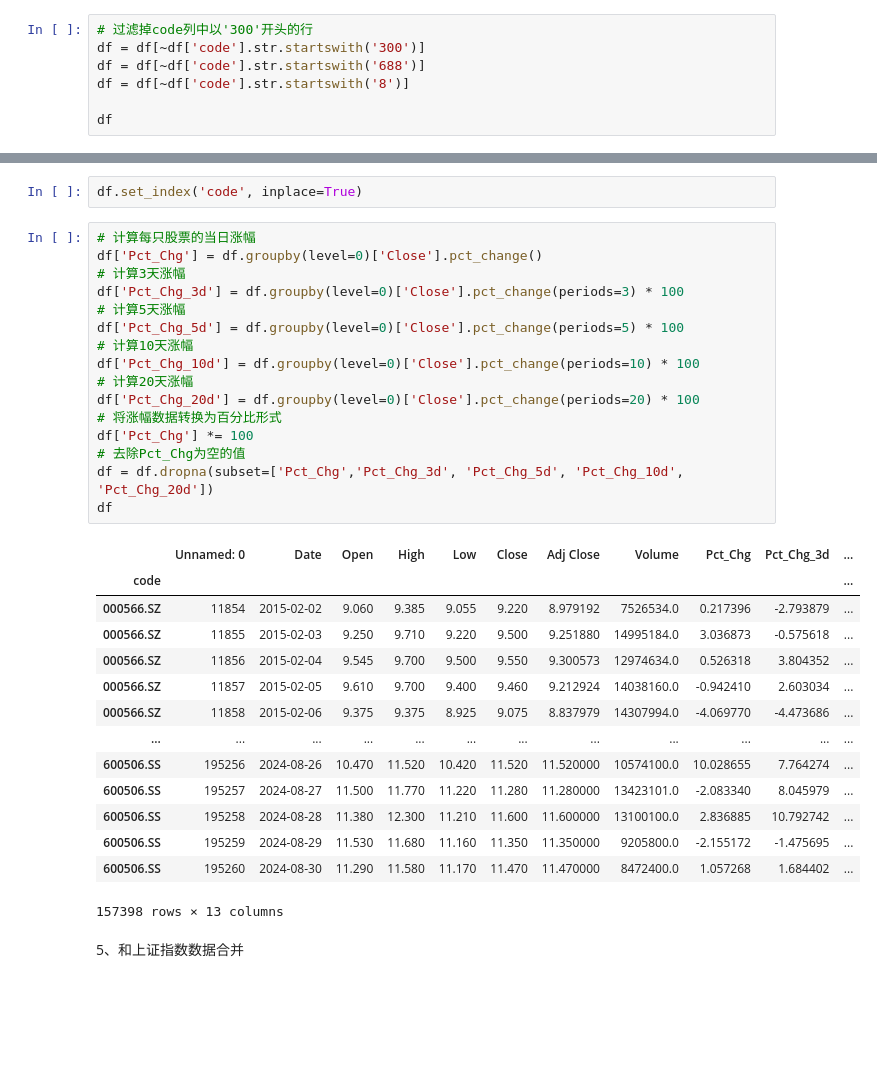
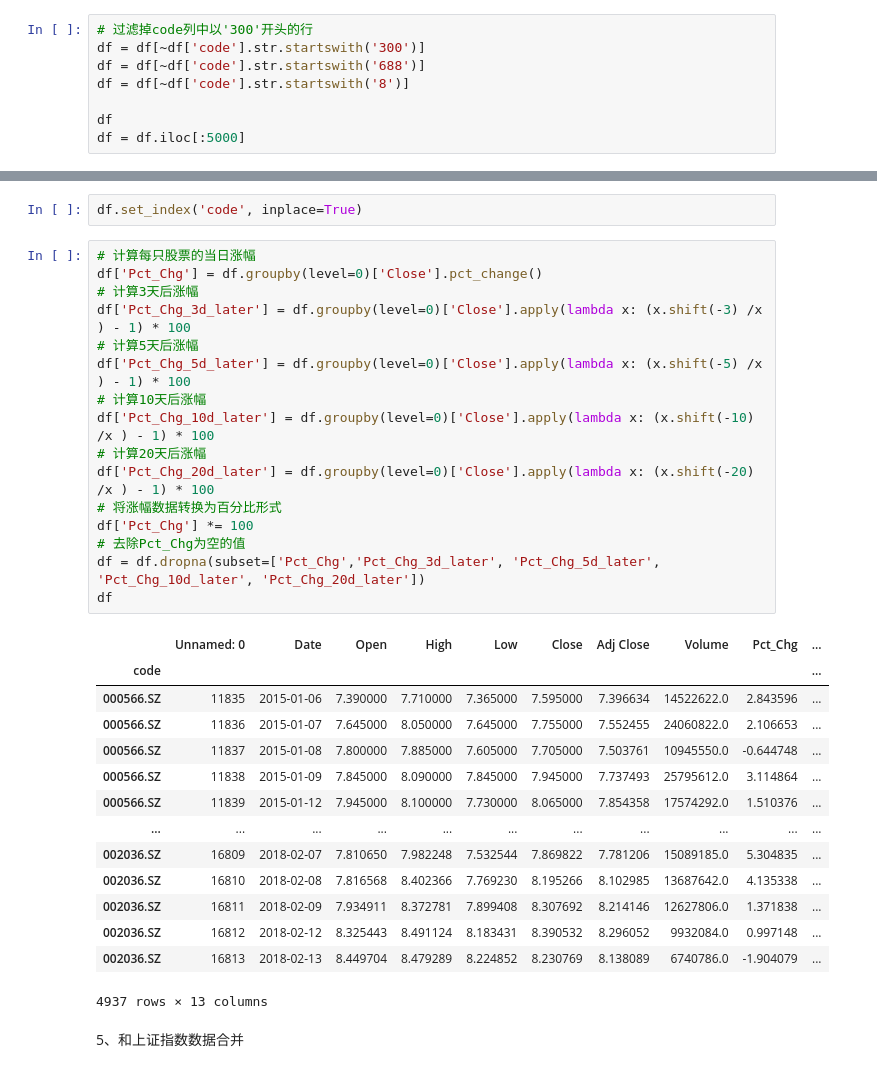
Before and after one commit to Sept12wei/strategy, a Jupyter notebook: left_strategy/单因子/根据股价逆势上涨的条件判断股票未来收益.ipynb, the cells around one changed output, grey strips where cells are left out. Cells and saved outputs as stored; diff of their text form; blank space fills up the shorter version.

```diff
--- a/left_strategy/单因子/根据股价逆势上涨的条件判断股票未来收益.ipynb
+++ b/left_strategy/单因子/根据股价逆势上涨的条件判断股票未来收益.ipynb
@@ -67,3 +67,4 @@ df = df[~df['code'].str.startswith('688')]
 df = df[~df['code'].str.startswith('8')]
 
 df
+df = df.iloc[:5000]
@@ -86,34 +73,34 @@ df.set_index('code', inplace=True)
 # %%
 # 计算每只股票的当日涨幅
 df['Pct_Chg'] = df.groupby(level=0)['Close'].pct_change()
-# 计算3天涨幅
-df['Pct_Chg_3d'] = df.groupby(level=0)['Close'].pct_change(periods=3) * 100
-# 计算5天涨幅
-df['Pct_Chg_5d'] = df.groupby(level=0)['Close'].pct_change(periods=5) * 100
-# 计算10天涨幅
-df['Pct_Chg_10d'] = df.groupby(level=0)['Close'].pct_change(periods=10) * 100
-# 计算20天涨幅
-df['Pct_Chg_20d'] = df.groupby(level=0)['Close'].pct_change(periods=20) * 100
+# 计算3天后涨幅
+df['Pct_Chg_3d_later'] = df.groupby(level=0)['Close'].apply(lambda x: (x.shift(-3) /x ) - 1) * 100
+# 计算5天后涨幅
+df['Pct_Chg_5d_later'] = df.groupby(level=0)['Close'].apply(lambda x: (x.shift(-5) /x ) - 1) * 100
+# 计算10天后涨幅
+df['Pct_Chg_10d_later'] = df.groupby(level=0)['Close'].apply(lambda x: (x.shift(-10) /x ) - 1) * 100
+# 计算20天后涨幅
+df['Pct_Chg_20d_later'] = df.groupby(level=0)['Close'].apply(lambda x: (x.shift(-20) /x ) - 1) * 100
 # 将涨幅数据转换为百分比形式
 df['Pct_Chg'] *= 100
 # 去除Pct_Chg为空的值
-df = df.dropna(subset=['Pct_Chg','Pct_Chg_3d', 'Pct_Chg_5d', 'Pct_Chg_10d', 'Pct_Chg_20d'])
+df = df.dropna(subset=['Pct_Chg','Pct_Chg_3d_later', 'Pct_Chg_5d_later', 'Pct_Chg_10d_later', 'Pct_Chg_20d_later'])
 df
 # %% [output]
-|  | Unnamed: 0 | Date | Open | High | Low | Close | Adj Close | Volume | Pct_Chg | Pct_Chg_3d | ... |
-| code |  |  |  |  |  |  |  |  |  |  | ... |
-| 000566.SZ | 11854 | 2015-02-02 | 9.060 | 9.385 | 9.055 | 9.220 | 8.979192 | 7526534.0 | 0.217396 | -2.793879 | ... |
-| 000566.SZ | 11855 | 2015-02-03 | 9.250 | 9.710 | 9.220 | 9.500 | 9.251880 | 14995184.0 | 3.036873 | -0.575618 | ... |
-| 000566.SZ | 11856 | 2015-02-04 | 9.545 | 9.700 | 9.500 | 9.550 | 9.300573 | 12974634.0 | 0.526318 | 3.804352 | ... |
-| 000566.SZ | 11857 | 2015-02-05 | 9.610 | 9.700 | 9.400 | 9.460 | 9.212924 | 14038160.0 | -0.942410 | 2.603034 | ... |
-| 000566.SZ | 11858 | 2015-02-06 | 9.375 | 9.375 | 8.925 | 9.075 | 8.837979 | 14307994.0 | -4.069770 | -4.473686 | ... |
-| ... | ... | ... | ... | ... | ... | ... | ... | ... | ... | ... | ... |
-| 600506.SS | 195256 | 2024-08-26 | 10.470 | 11.520 | 10.420 | 11.520 | 11.520000 | 10574100.0 | 10.028655 | 7.764274 | ... |
-| 600506.SS | 195257 | 2024-08-27 | 11.500 | 11.770 | 11.220 | 11.280 | 11.280000 | 13423101.0 | -2.083340 | 8.045979 | ... |
-| 600506.SS | 195258 | 2024-08-28 | 11.380 | 12.300 | 11.210 | 11.600 | 11.600000 | 13100100.0 | 2.836885 | 10.792742 | ... |
-| 600506.SS | 195259 | 2024-08-29 | 11.530 | 11.680 | 11.160 | 11.350 | 11.350000 | 9205800.0 | -2.155172 | -1.475695 | ... |
-| 600506.SS | 195260 | 2024-08-30 | 11.290 | 11.580 | 11.170 | 11.470 | 11.470000 | 8472400.0 | 1.057268 | 1.684402 | ... |
+|  | Unnamed: 0 | Date | Open | High | Low | Close | Adj Close | Volume | Pct_Chg | ... |
+| code |  |  |  |  |  |  |  |  |  | ... |
+| 000566.SZ | 11835 | 2015-01-06 | 7.390000 | 7.710000 | 7.365000 | 7.595000 | 7.396634 | 14522622.0 | 2.843596 | ... |
+| 000566.SZ | 11836 | 2015-01-07 | 7.645000 | 8.050000 | 7.645000 | 7.755000 | 7.552455 | 24060822.0 | 2.106653 | ... |
+| 000566.SZ | 11837 | 2015-01-08 | 7.800000 | 7.885000 | 7.605000 | 7.705000 | 7.503761 | 10945550.0 | -0.644748 | ... |
+| 000566.SZ | 11838 | 2015-01-09 | 7.845000 | 8.090000 | 7.845000 | 7.945000 | 7.737493 | 25795612.0 | 3.114864 | ... |
+| 000566.SZ | 11839 | 2015-01-12 | 7.945000 | 8.100000 | 7.730000 | 8.065000 | 7.854358 | 17574292.0 | 1.510376 | ... |
+| ... | ... | ... | ... | ... | ... | ... | ... | ... | ... | ... |
+| 002036.SZ | 16809 | 2018-02-07 | 7.810650 | 7.982248 | 7.532544 | 7.869822 | 7.781206 | 15089185.0 | 5.304835 | ... |
+| 002036.SZ | 16810 | 2018-02-08 | 7.816568 | 8.402366 | 7.769230 | 8.195266 | 8.102985 | 13687642.0 | 4.135338 | ... |
+| 002036.SZ | 16811 | 2018-02-09 | 7.934911 | 8.372781 | 7.899408 | 8.307692 | 8.214146 | 12627806.0 | 1.371838 | ... |
+| 002036.SZ | 16812 | 2018-02-12 | 8.325443 | 8.491124 | 8.183431 | 8.390532 | 8.296052 | 9932084.0 | 0.997148 | ... |
+| 002036.SZ | 16813 | 2018-02-13 | 8.449704 | 8.479289 | 8.224852 | 8.230769 | 8.138089 | 6740786.0 | -1.904079 | ... |
-157398 rows × 13 columns
+4937 rows × 13 columns
 # %% [markdown]
 5、和上证指数数据合并
 # %%
```
Also changed, not shown: parts of 8 cells of this notebook.
